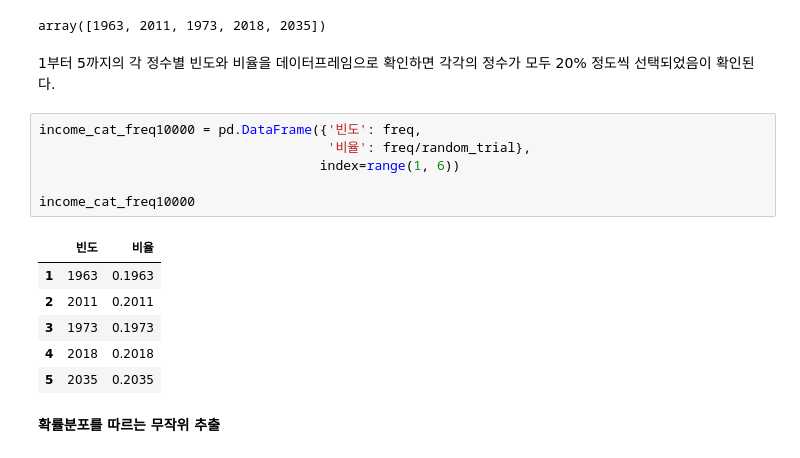
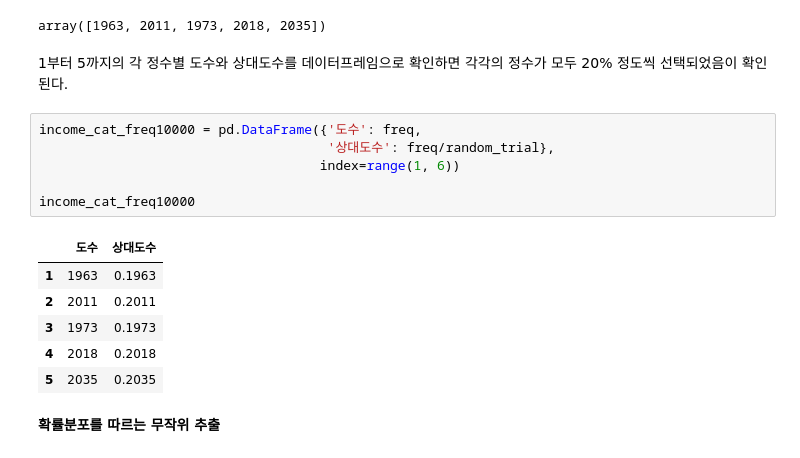
Before and after one commit to codingalzi/DataSci, a Jupyter notebook: _sources/sampling.ipynb, the cells around one changed output. Saved outputs shown, nothing was run; the diff lists cells and outputs as text.

```diff
--- a/_sources/sampling.ipynb
+++ b/_sources/sampling.ipynb
@@ -772,16 +920,16 @@ freq
 # %% [output]
 array([1963, 2011, 1973, 2018, 2035])
 # %% [markdown]
-1부터 5까지의 각 정수별 빈도와 비율을 데이터프레임으로 확인하면
+1부터 5까지의 각 정수별 도수와 상대도수를 데이터프레임으로 확인하면
 각각의 정수가 모두 20% 정도씩 선택되었음이 확인된다.
 # %%
-income_cat_freq10000 = pd.DataFrame({'빈도': freq,
-                                     '비율': freq/random_trial},
+income_cat_freq10000 = pd.DataFrame({'도수': freq,
+                                     '상대도수': freq/random_trial},
                                     index=range(1, 6))
 
 income_cat_freq10000
 # %% [output]
-|  | 빈도 | 비율 |
+|  | 도수 | 상대도수 |
 | 1 | 1963 | 0.1963 |
 | 2 | 2011 | 0.2011 |
 | 3 | 1973 | 0.1973 |
```
Also changed, not shown: parts of 191 cells of this notebook, 16 other files.
